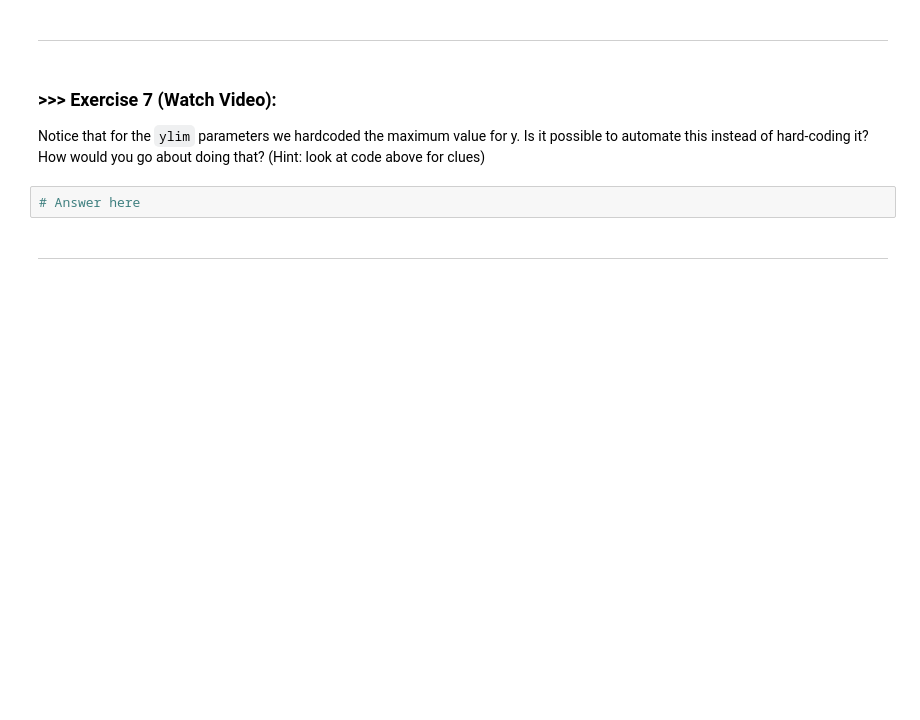
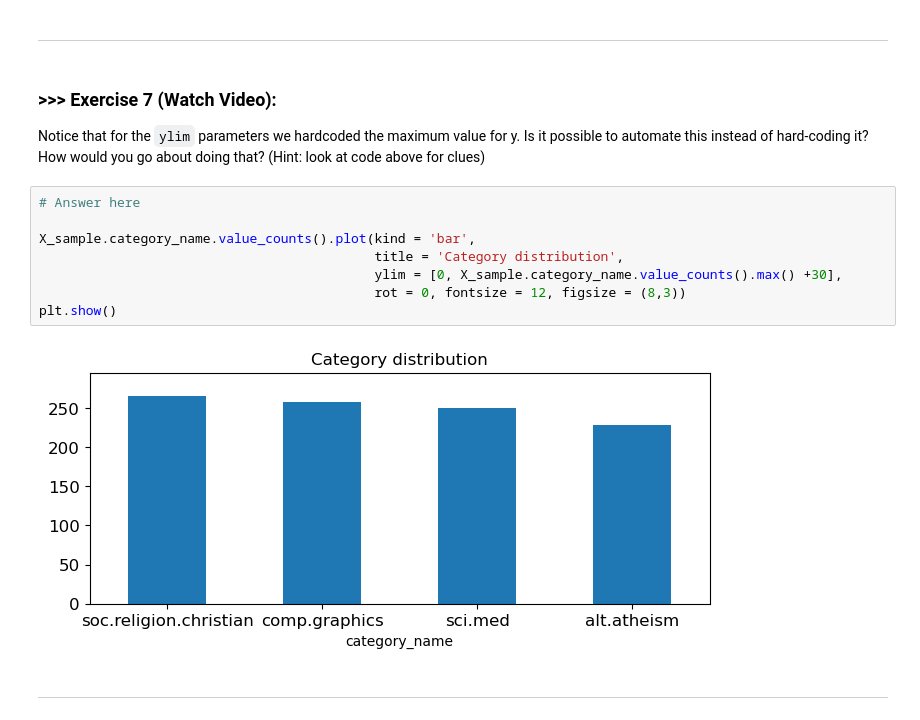
Before and after one commit to Ootje123/DM2025-Lab1-Exercise, a Jupyter notebook: DM2025-Lab1-Master.ipynb, the cells around one changed output. Saved outputs shown, nothing was run; the diff lists cells and outputs as text; blank space fills up the shorter version.

```diff
--- a/DM2025-Lab1-Master.ipynb
+++ b/DM2025-Lab1-Master.ipynb
@@ -698,8 +826,16 @@
 # %% [markdown]
 ### >>> **Exercise 7 (Watch Video):**
 Notice that for the `ylim` parameters we hardcoded the maximum value for y. Is it possible to automate this instead of hard-coding it? How would you go about doing that? (Hint: look at code above for clues)
-# %%
-# Answer here
+# %%
+# Answer here
+
+X_sample.category_name.value_counts().plot(kind = 'bar',
+                                           title = 'Category distribution',
+                                           ylim = [0, X_sample.category_name.value_counts().max() +30],
+                                           rot = 0, fontsize = 12, figsize = (8,3))
+plt.show()
+# %% [output]
+[figure, added]
 # %% [markdown]
 ---
 # %% [markdown]
```
Also changed, not shown: parts of 49 cells of this notebook.
